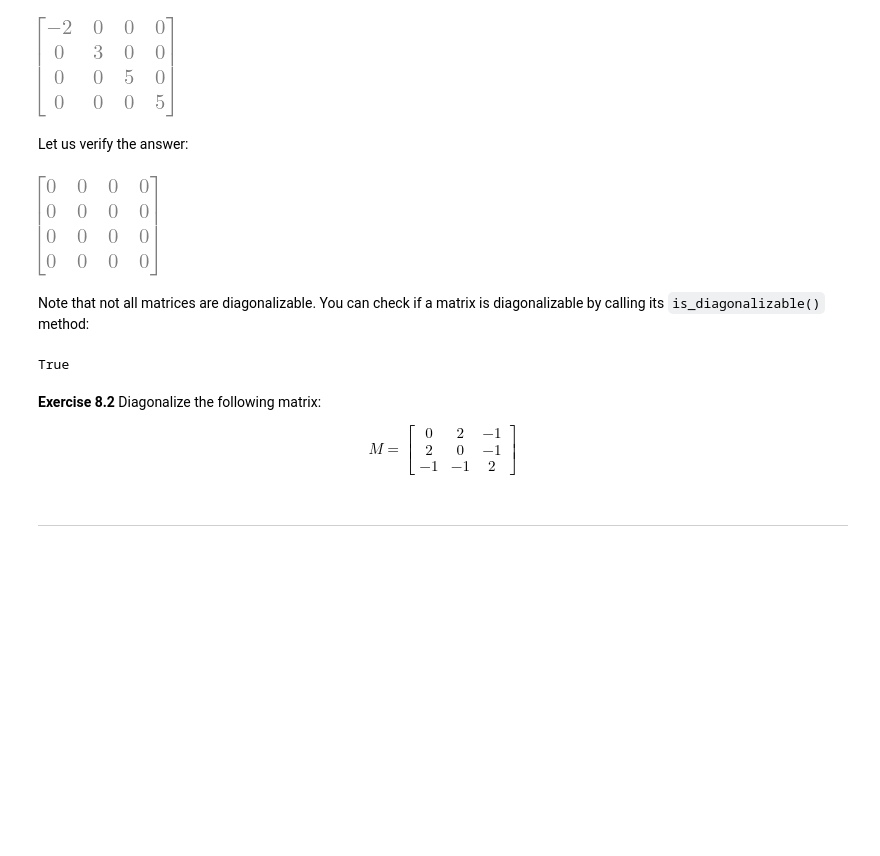
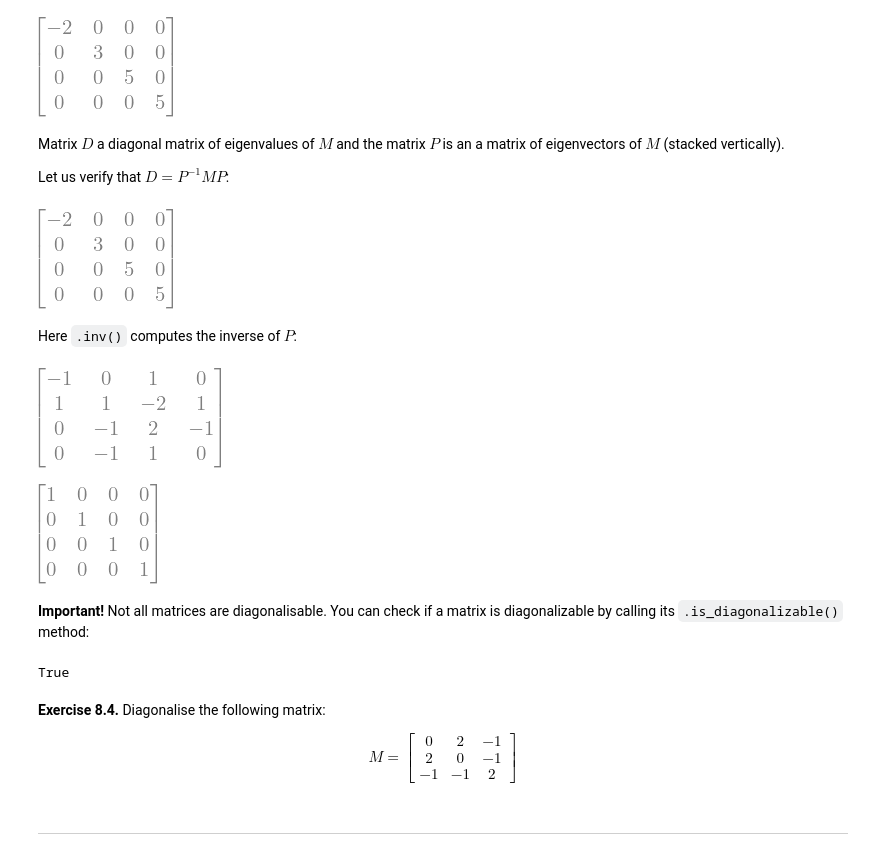
Before and after one commit to uqglmn/qm, a Jupyter notebook: A_mini_SymPy_tutorial.ipynb, the cells around one changed output. Cells and saved outputs as stored; diff of their text form; code cells hidden in the pictures; blank space fills up the shorter version.

```diff
--- a/A_mini_SymPy_tutorial.ipynb
+++ b/A_mini_SymPy_tutorial.ipynb
@@ -597,4 +678,5 @@ To diagonalize a matrix $A$ is to find an invertible matrix $P$ and a diagonal m
 # %%
+M = sym.Matrix([[3, -2,  4, -2], [5,  3, -3, -2], [5, -2,  2, -2], [5, -2, -3,  3]])
 P, D = M.diagonalize()
 # %% [markdown]
 where
@@ -606,20 +688,32 @@ P
 D
 # %% [output]
 [figure]
-# %% [markdown]
-Let us verify the answer:
+# %% [markdown]
+Matrix $D$ a diagonal matrix of eigenvalues of $M$ and the matrix $P$ is an a matrix of eigenvectors of $M$ (stacked vertically).
+
+Let us verify that $D = P^{-1} M P$:
+# %%
+P.inv() * M * P
+# %% [output]
+[figure, added]
+# %% [markdown]
+Here ``.inv()`` computes the inverse of $P$:
+# %%
+P.inv()
+# %% [output]
+[figure, new version]
 # %%
-P*D*(P.inv()) - M
+P.inv() * P
 # %% [output]
-[figure, old version]
+[figure, new version]
 # %% [markdown]
-Note that not all matrices are diagonalizable. You can check if a matrix is diagonalizable by calling its ``is_diagonalizable()`` method:
+**Important!** Not all matrices are diagonalisable. You can check if a matrix is diagonalizable by calling its ``.is_diagonalizable()`` method:
 # %%
 M.is_diagonalizable()
 # %% [output]
 True
 # %% [markdown]
-**Exercise 8.2** Diagonalize the following matrix:
+**Exercise 8.4.** Diagonalise the following matrix:
 
 $$
 M =
```
Also changed, not shown: parts of 48 cells of this notebook.
